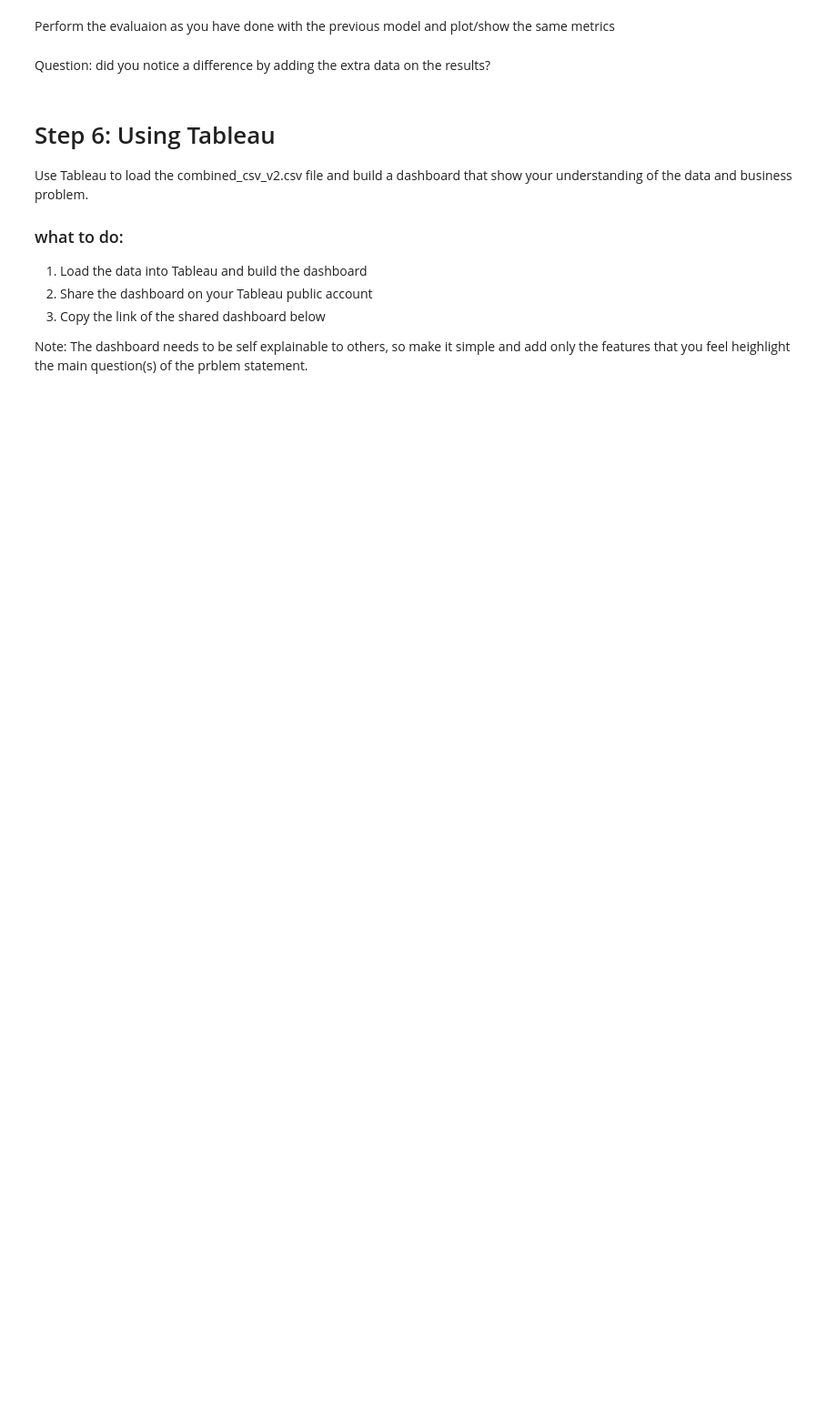
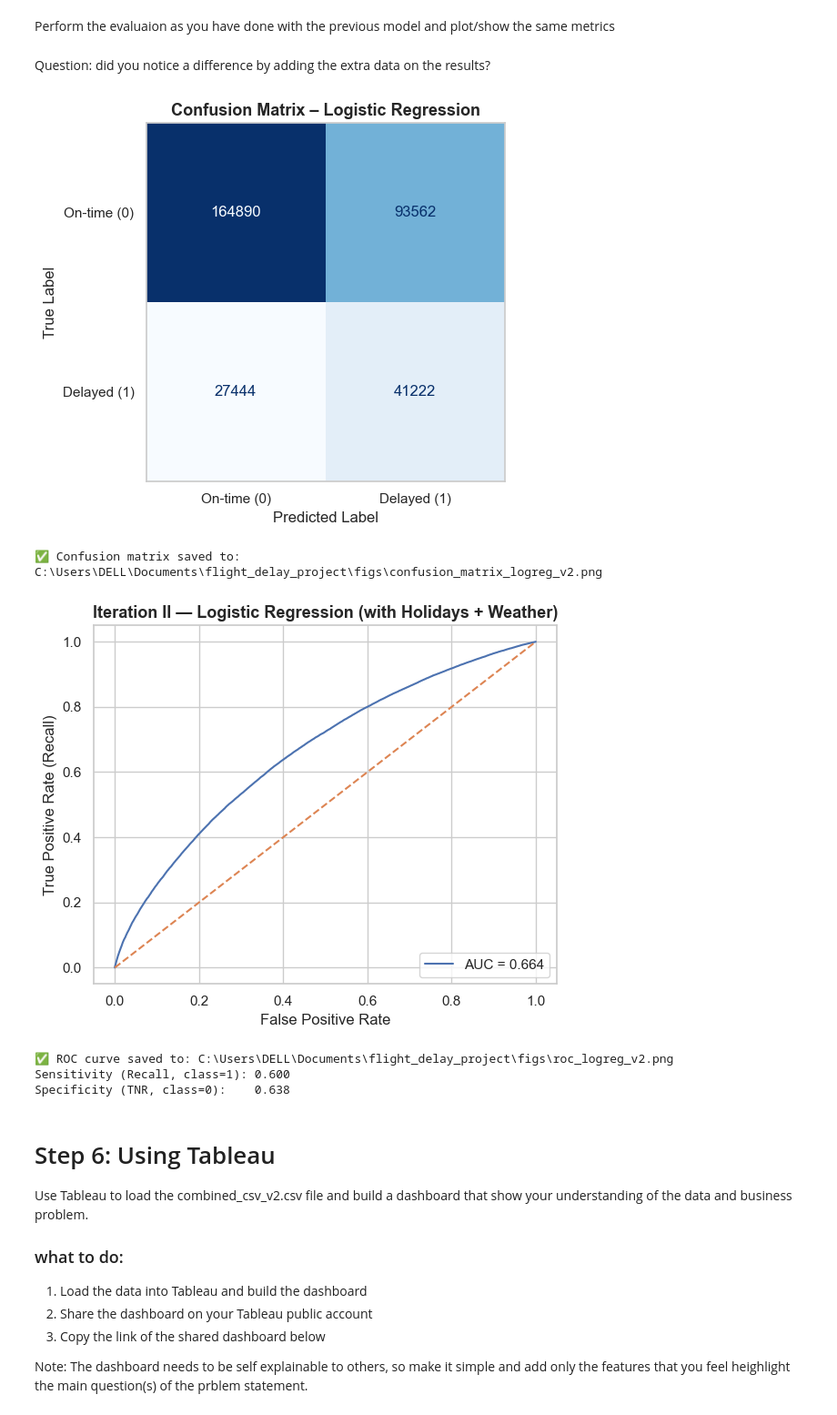
Before and after one commit to Singh8888/flight_delay_project, a Jupyter notebook: scripts/onpremises.ipynb, the cells around one changed output. Shown at 91% size. Cells and saved outputs as stored; diff of their text form; code cells hidden in the pictures; blank space fills up the shorter version.

Commit message:
Final project upload: oncloud.ipynb, onpremises.ipynb, updated README

````diff
--- a/scripts/onpremises.ipynb
+++ b/scripts/onpremises.ipynb
@@ -2524,5 +2625,2 @@ weather['airport'] = # Enter your code here
 # %% [markdown]
 Create another column called `MONTH` from the `DATE` column.
-# %%
-weather['MONTH'] = weather[<CODE>].apply(lambda x: x.split('-')[1])# Enter your code here
-weather.head()
@@ -2664,5 +2947,3 @@ Index(['Distance', 'DepHourofDay', 'is_delay', 'AWND_O', 'PRCP_O', 'TAVG_O',
 ```
 # %% [markdown]
 Rename the `is_delay` column to `target` again. Use the same code as before.
-# %%
-data.rename(columns = {<CODE>:<CODE>}, inplace=True )# Enter your code here
@@ -2684,0 +3002,27 @@ classifier2 = # Enter your code here
+# %%
+import numpy as np
+
+# Make a working copy so we don't mutate the original silently
+data_clean = data.copy()
+
+# Identify numeric columns that can contain NaN from weather merge
+weather_cols = [
+    'AWND_O', 'PRCP_O', 'TAVG_O', 'AWND_D', 'PRCP_D', 'TAVG_D', 'SNOW_O', 'SNOW_D'
+]
+
+# For precipitation, snow, wind, we can safely fill NaN with 0.0
+zero_fill_cols = ['AWND_O', 'PRCP_O', 'AWND_D', 'PRCP_D', 'SNOW_O', 'SNOW_D']
+for col in zero_fill_cols:
+    if col in data_clean.columns:
+        data_clean[col] = data_clean[col].fillna(0)
+
+# For temperature (TAVG_O, TAVG_D), fill NaN with column mean (reasonable proxy)
+mean_fill_cols = ['TAVG_O', 'TAVG_D']
+for col in mean_fill_cols:
+    if col in data_clean.columns:
+        col_mean = data_clean[col].mean()
+        data_clean[col] = data_clean[col].fillna(col_mean)
+
+# Check remaining NaNs
+print("Remaining missing values after imputation:")
+print(data_clean.isna().sum().sort_values(ascending=False).head(10))
@@ -2691,3 +3153,23 @@ Question: did you notice a difference by adding the extra data on the results?
+# %%
+# Reuse plotting helpers defined earlier
+plot_confusion_matrix(y_test, y_pred2)
+plot_roc(y_test, y_proba2, title="Iteration II — Logistic Regression (with Holidays + Weather)")
+
+
+# Sensitivity / Specificity again
+from sklearn.metrics import confusion_matrix
+tn, fp, fn, tp = confusion_matrix(y_test, y_pred2).ravel()
+sensitivity = tp / (tp + fn)
+specificity = tn / (tn + fp)
+print(f"Sensitivity (Recall, class=1): {sensitivity:.3f}")
+print(f"Specificity (TNR, class=0):    {specificity:.3f}")
+# %% [output]
+[figure, added]
+✅ Confusion matrix saved to: C:\Users\DELL\Documents\flight_delay_project\figs\confusion_matrix_logreg_v2.png
+[figure, added]
+✅ ROC curve saved to: C:\Users\DELL\Documents\flight_delay_project\figs\roc_logreg_v2.png
+Sensitivity (Recall, class=1): 0.600
+Specificity (TNR, class=0):    0.638
 # %% [markdown]
 # Step 6: Using Tableau
 
````
Also changed, not shown: parts of 42 cells of this notebook, 4 other files.
